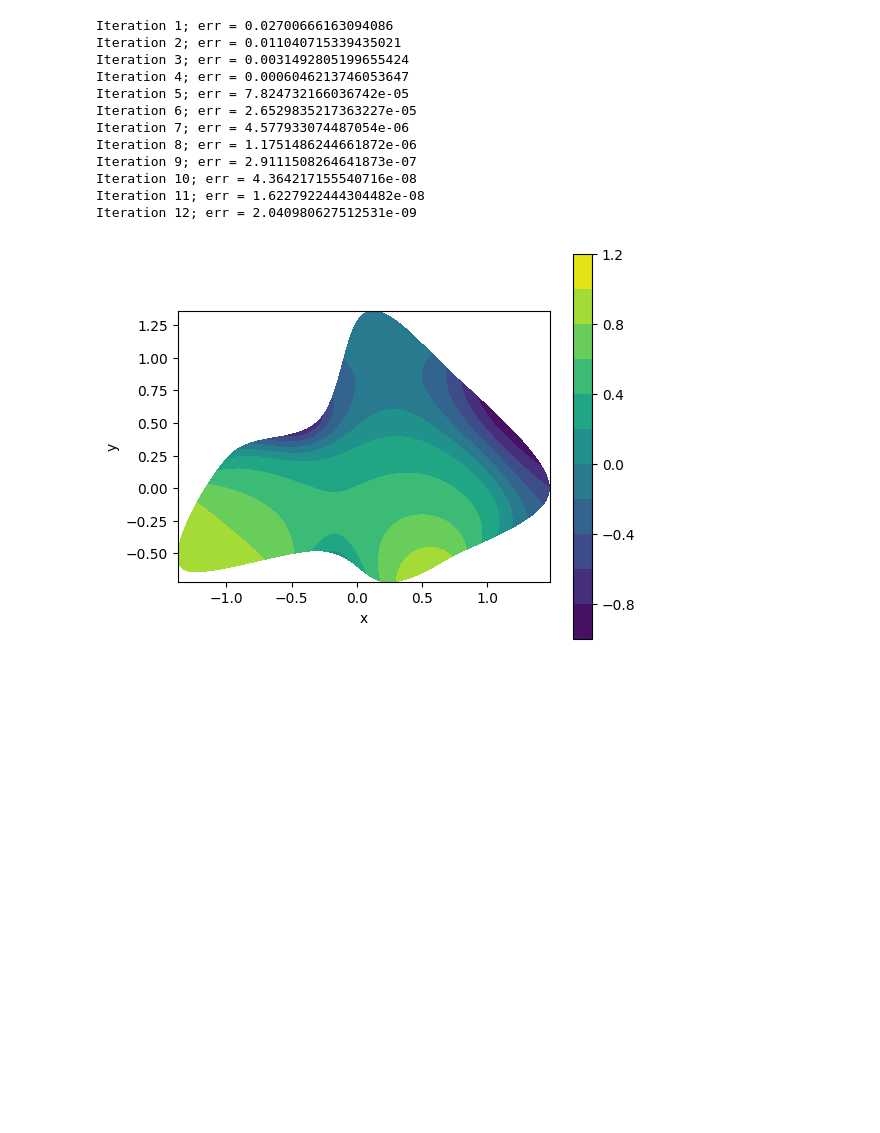
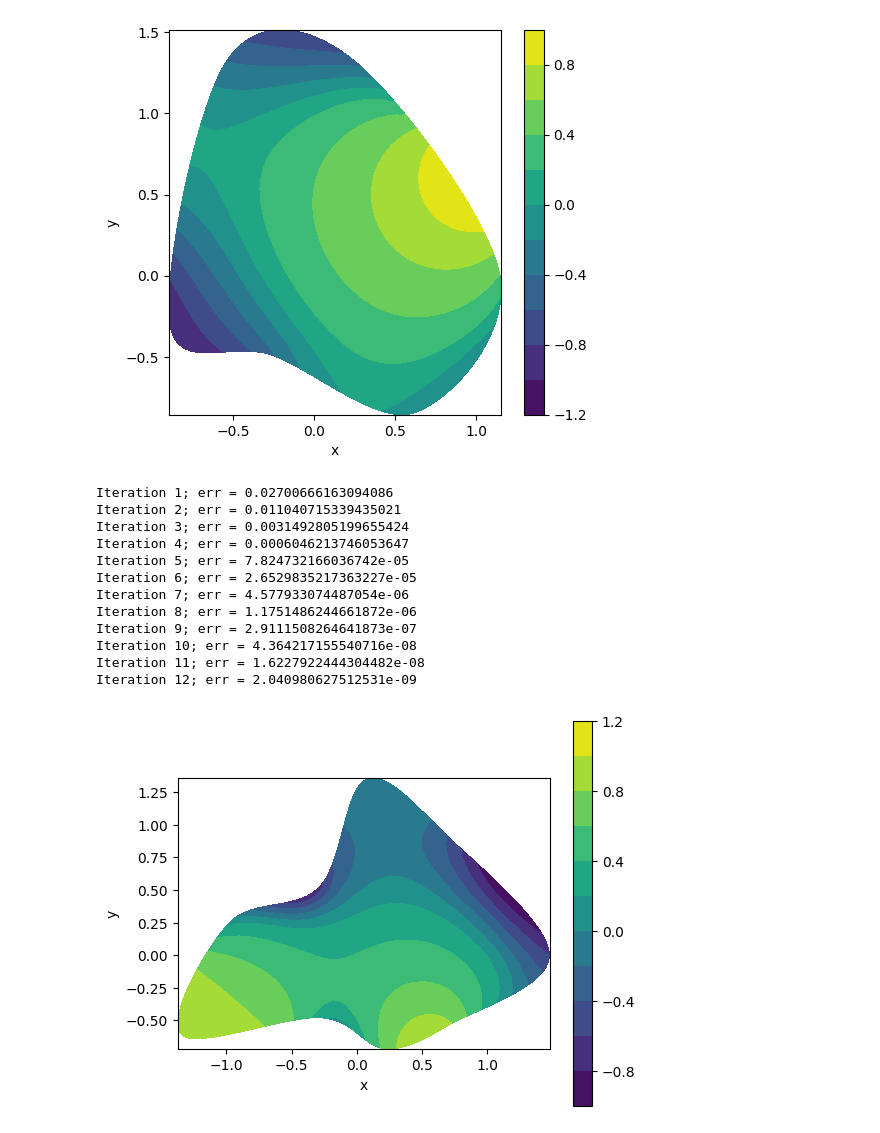
Before and after one commit to jh6220/SINNs-FEM, a Jupyter notebook: CALFEM_test.ipynb, the cells around one changed output. Drawn from its saved outputs; the diff is of its cells as text; code cells hidden in the pictures; blank space fills up the shorter version.

```diff
--- a/CALFEM_test.ipynb
+++ b/CALFEM_test.ipynb
@@ -149,6 +148,12 @@ def PlotFEMsolution(nodes, elements,l):
         plt.ylabel('y')
         plt.gca().set_aspect('equal', adjustable='box')
     return
+
+def PlotFEMsoluttionDict(solution):
+    nodes = np.array(solution['nodes'])
+    elements = np.array(solution['elements'])
+    l = np.array(solution['l'])
+    PlotFEMsolution(nodes, elements,l)
 # %%
 def GenerateGeometry(p):
     g = cfg.Geometry()
@@ -283,3 +474,8 @@ PlotMesh(mesh['nodes'], mesh['boundaryNodes'], mesh['elements'])
+# %%
+solution = dataset[2]
+PlotFEMsoluttionDict(solution)
+# %% [output]
+[figure, added]
 # %%
 # A11 = np.array([[1,0],[0,1]])
 # A12 = np.array([[0,0],[0,0]])
```
Also changed, not shown: parts of 11 cells of this notebook, 1 other file.
